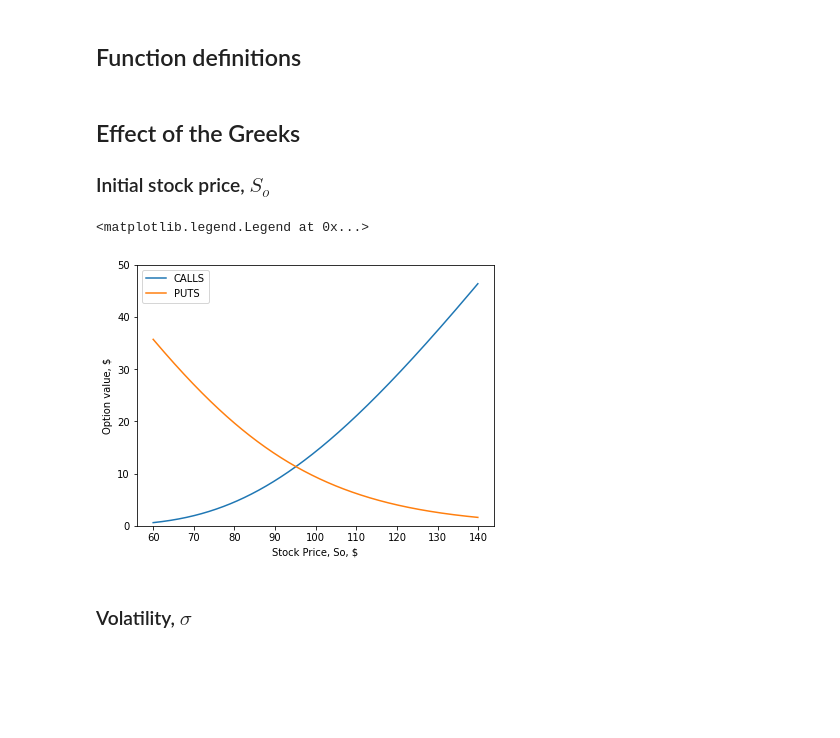
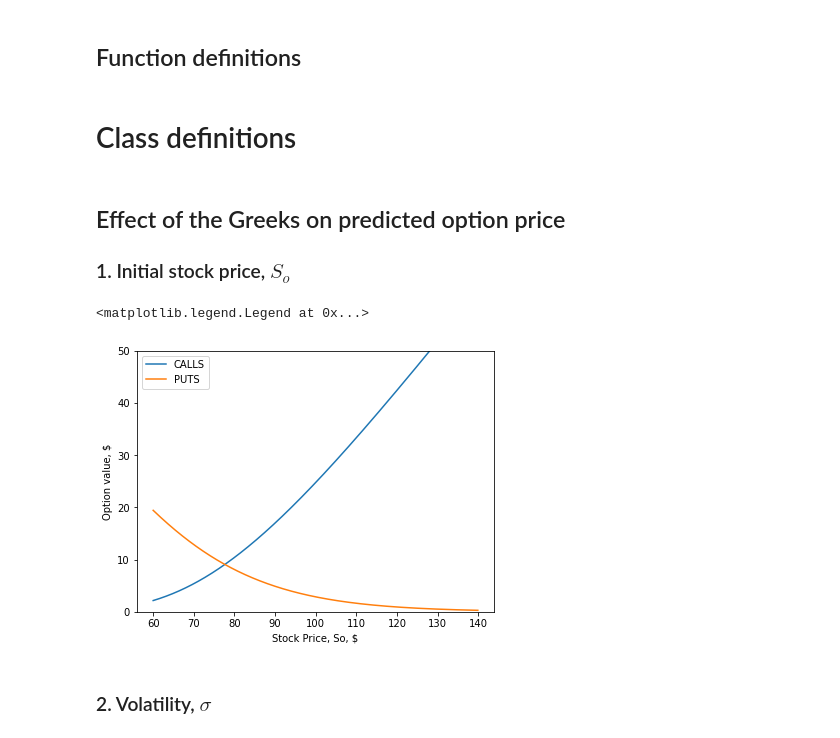
Before and after one commit to DReGuerra/financial_engineering, a Jupyter notebook: black_scholes.ipynb, the cells around one changed output. Cells and saved outputs as stored; diff of their text form; code cells hidden in the pictures; blank space fills up the shorter version.

```diff
--- a/black_scholes.ipynb
+++ b/black_scholes.ipynb
@@ -41,10 +44,12 @@ def black_scholes_option(So, K, T, r, q, sigma, type):
     Returns:
         option_price (float): Predicted option price at expiration
     """
-    d1 = (np.log(So/K) + (r + (sigma**2)/2)*T)/(sigma*np.sqrt(T))
+    d1 = (np.log(So/K) + (r - q + (sigma**2)/2)*T)/(sigma*np.sqrt(T))
     d2 = d1 - sigma*np.sqrt(T)
     if type == 'CALL':
-        option_price = So*norm.cdf(d1) - norm.cdf(d2)*K*np.exp(-r*T)
+        option_price = So*norm.cdf(d1)*np.exp(-q*T) - norm.cdf(d2)*K*np.exp(-r*T)
     elif type == 'PUT':
-        option_price = norm.cdf(-d2)*K*np.exp(-r*T) - So*norm.cdf(-d1)
+        option_price = norm.cdf(-d2)*K*np.exp(-r*T) - So*norm.cdf(-d1)*np.exp(-q*T)
     return option_price
+# %% [markdown]
+# Class definitions
@@ -51,33 +96,35 @@ def black_scholes_option(So, K, T, r, q, sigma, type):
 # %% [markdown]
-## Effect of the Greeks
-### Initial stock price, $S_o$
+## Effect of the Greeks on predicted option price
+### 1. Initial stock price, $S_o$
 # %%
-K = 100         # strike price, [$]
+K = 80          # strike price, [$]
 T = 1           # option contract expiration time [years]
 r = 0.05        # annual risk free interest [0-1]
 q = 0.02        # annual dividend rate [0-1]
 sigma = 0.3     # annual volatility [0-1]
+
 # range of initial stock prices
 So = np.arange(60,140,0.1)
 
+# calculate the black-scholes call and put prices
 calls = [black_scholes_option(s,K,T,r,q,sigma,'CALL') for s in So]
 puts = [black_scholes_option(s,K,T,r,q,sigma,'PUT') for s in So]
 
 # plot the effect of initial value, So, on the option value at expiration
 NROWS = 1
 NCOLS = 1
 f, axs = plt.subplots(nrows=NROWS,ncols=NCOLS,
                       figsize=(NCOLS*FIGWIDTH,NROWS*FIGHEIGHT))
 axs.plot(So,calls,label='CALLS')
 axs.plot(So,puts,label='PUTS')
 axs.set_xlabel("Stock Price, So, $")
 axs.set_ylabel("Option value, $")
 axs.set_ylim(0,50)
 axs.legend()
 # %% [output]
 <matplotlib.legend.Legend at 0x...>
-[figure, old version]
+[figure, new version]
 # %% [markdown]
-### Volatility, $\sigma$
+### 2. Volatility, $\sigma$
 # %%
 So = 100        # current stock price, [$]
```
Also changed, not shown: parts of 13 cells of this notebook.
